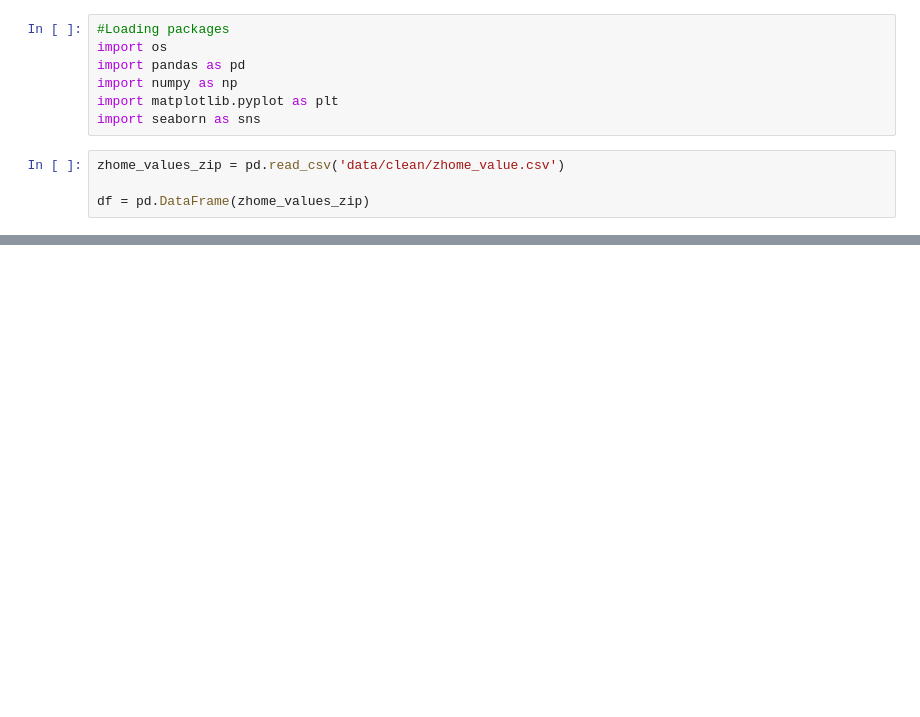
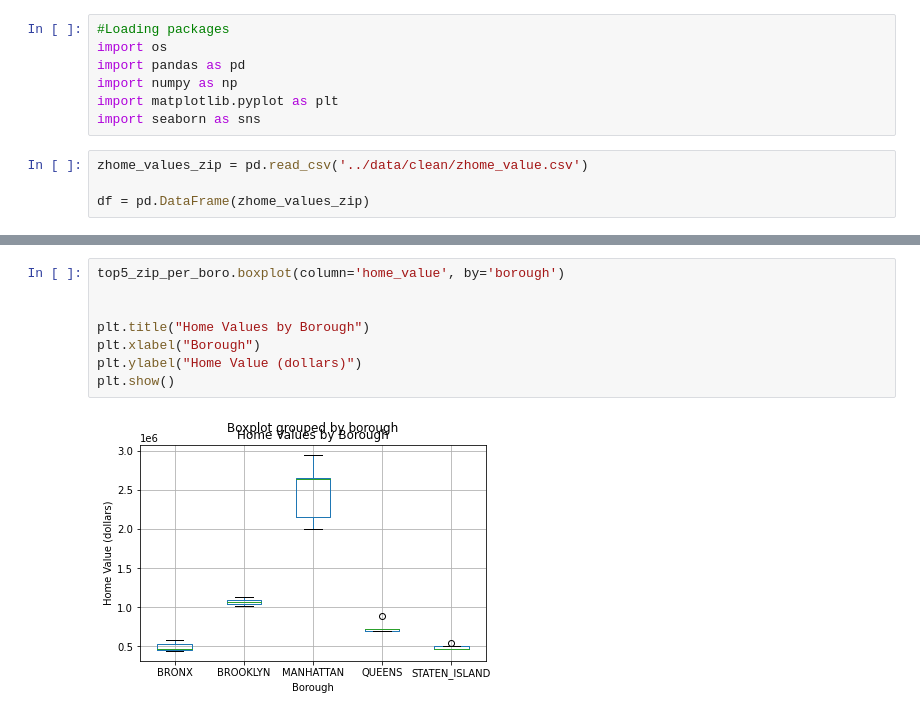
Before and after one commit to hpuma/Airbnb_Rental_Project, a Jupyter notebook: vis/Zillow_visulaizations.py.ipynb, the cells around one changed output, grey strips where cells are left out. Saved outputs shown, nothing was run; the diff lists cells and outputs as text; blank space fills up the shorter version.

Commit message:
more visualizations

```diff
--- a/vis/Zillow_visulaizations.py.ipynb
+++ b/vis/Zillow_visulaizations.py.ipynb
@@ -6,7 +6,7 @@ import numpy as np
 import matplotlib.pyplot as plt
 import seaborn as sns
 # %%
-zhome_values_zip = pd.read_csv('data/clean/zhome_value.csv')
+zhome_values_zip = pd.read_csv('../data/clean/zhome_value.csv')
 
 df = pd.DataFrame(zhome_values_zip)
 # %%
@@ -110,0 +169,10 @@ plt.ylabel("Mean Home Value (dollars)")
+# %%
+top5_zip_per_boro.boxplot(column='home_value', by='borough')
+
+
+plt.title("Home Values by Borough")
+plt.xlabel("Borough")
+plt.ylabel("Home Value (dollars)")
+plt.show()
+# %% [output]
+[figure, added]
```
Also changed, not shown: parts of 10 cells of this notebook, 2 other files.
